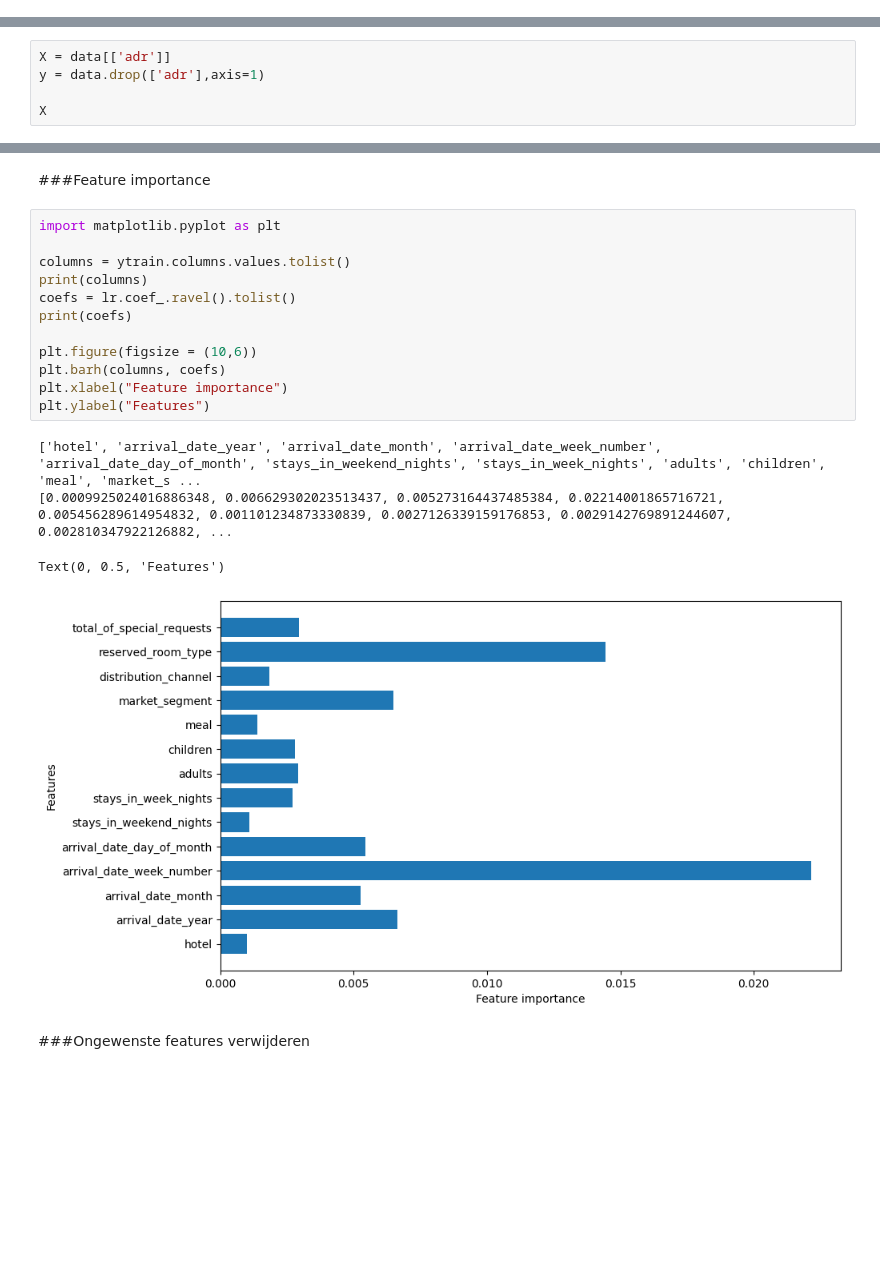
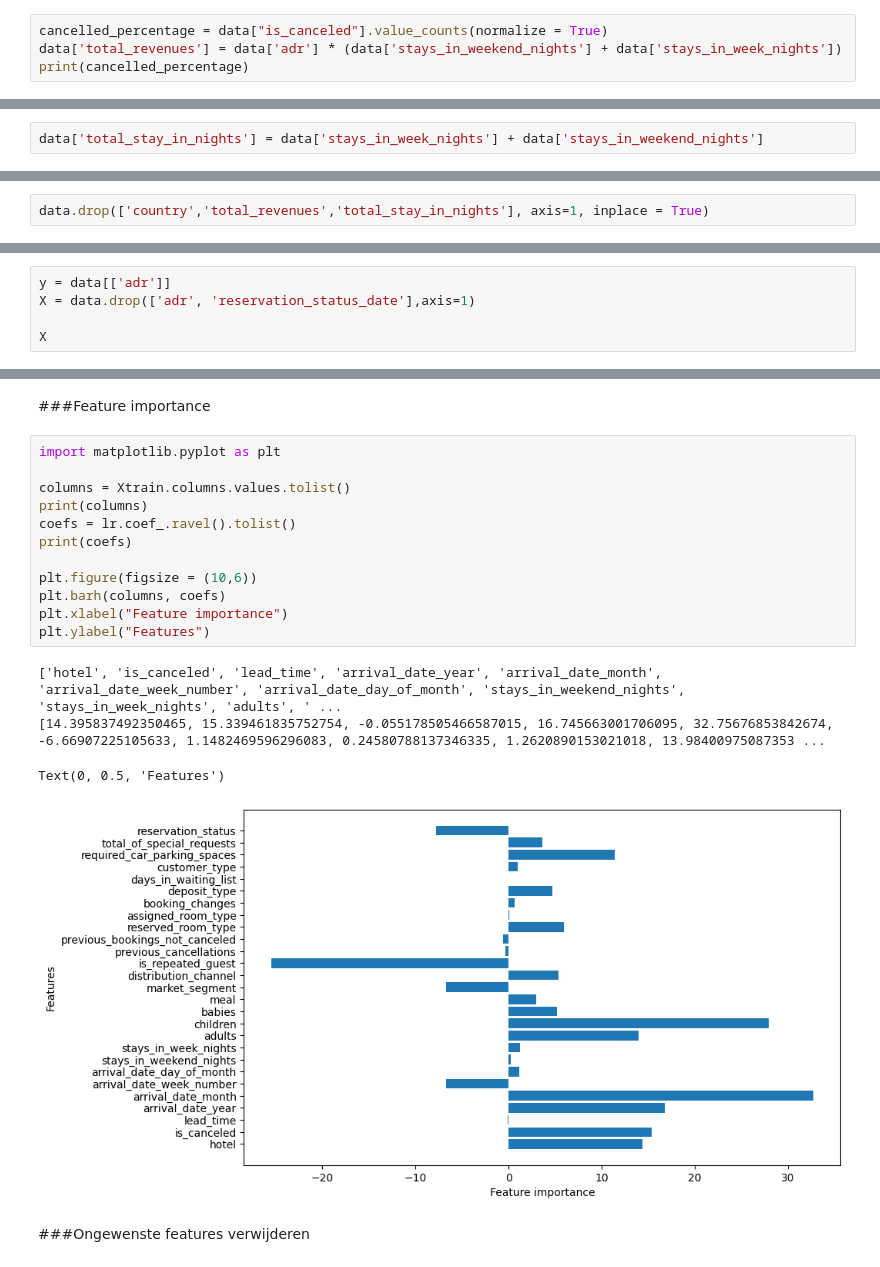
Before and after one commit to yrjavk/CloudForAI, a Jupyter notebook: HotelBookings.ipynb, the cells around one changed output, grey strips where cells are left out. Cells and saved outputs as stored; diff of their text form; blank space fills up the shorter version.

```diff
--- a/HotelBookings.ipynb
+++ b/HotelBookings.ipynb
@@ -212,0 +169,4 @@ data.drop(data['adr'].idxmax(), inplace = True)
+# %%
+cancelled_percentage = data["is_canceled"].value_counts(normalize = True)
+data['total_revenues'] = data['adr'] * (data['stays_in_weekend_nights'] + data['stays_in_week_nights'])
+print(cancelled_percentage)
@@ -212,0 +254,2 @@ data.drop(data['adr'].idxmax(), inplace = True)
+# %%
+data['total_stay_in_nights'] = data['stays_in_week_nights'] + data['stays_in_weekend_nights']
@@ -212,0 +270,2 @@ data.drop(data['adr'].idxmax(), inplace = True)
+# %%
+data.drop(['country','total_revenues','total_stay_in_nights'], axis=1, inplace = True)
@@ -213,6 +278,6 @@ data.drop(data['adr'].idxmax(), inplace = True)
 # %%
-X = data[['adr']]
-y = data.drop(['adr'],axis=1)
+y = data[['adr']]
+X = data.drop(['adr', 'reservation_status_date'],axis=1)
 
 X
 # %% [output]
@@ -246,20 +315,20 @@ lr.score(Xtrain, ytrain)
 # %%
 import matplotlib.pyplot as plt
 
-columns = ytrain.columns.values.tolist()
+columns = Xtrain.columns.values.tolist()
 print(columns)
 coefs = lr.coef_.ravel().tolist()
 print(coefs)
 
 plt.figure(figsize = (10,6))
 plt.barh(columns, coefs)
 plt.xlabel("Feature importance")
 plt.ylabel("Features")
 # %% [output]
-['hotel', 'arrival_date_year', 'arrival_date_month', 'arrival_date_week_number', 'arrival_date_day_of_month', 'stays_in_weekend_nights', 'stays_in_week_nights', 'adults', 'children', 'meal', 'market_s ...
-[0.0009925024016886348, 0.006629302023513437, 0.005273164437485384, 0.02214001865716721, 0.005456289614954832, 0.001101234873330839, 0.0027126339159176853, 0.0029142769891244607, 0.002810347922126882, ...
+['hotel', 'is_canceled', 'lead_time', 'arrival_date_year', 'arrival_date_month', 'arrival_date_week_number', 'arrival_date_day_of_month', 'stays_in_weekend_nights', 'stays_in_week_nights', 'adults', ' ...
+[14.395837492350465, 15.339461835752754, -0.055178505466587015, 16.745663001706095, 32.75676853842674, -6.66907225105633, 1.1482469596296083, 0.24580788137346335, 1.2620890153021018, 13.98400975087353 ...
 Text(0, 0.5, 'Features')
-[figure, old version]
+[figure, new version]
 # %% [markdown]
 ###Ongewenste features verwijderen
 # %%
```
Also changed, not shown: parts of 65 cells of this notebook.
